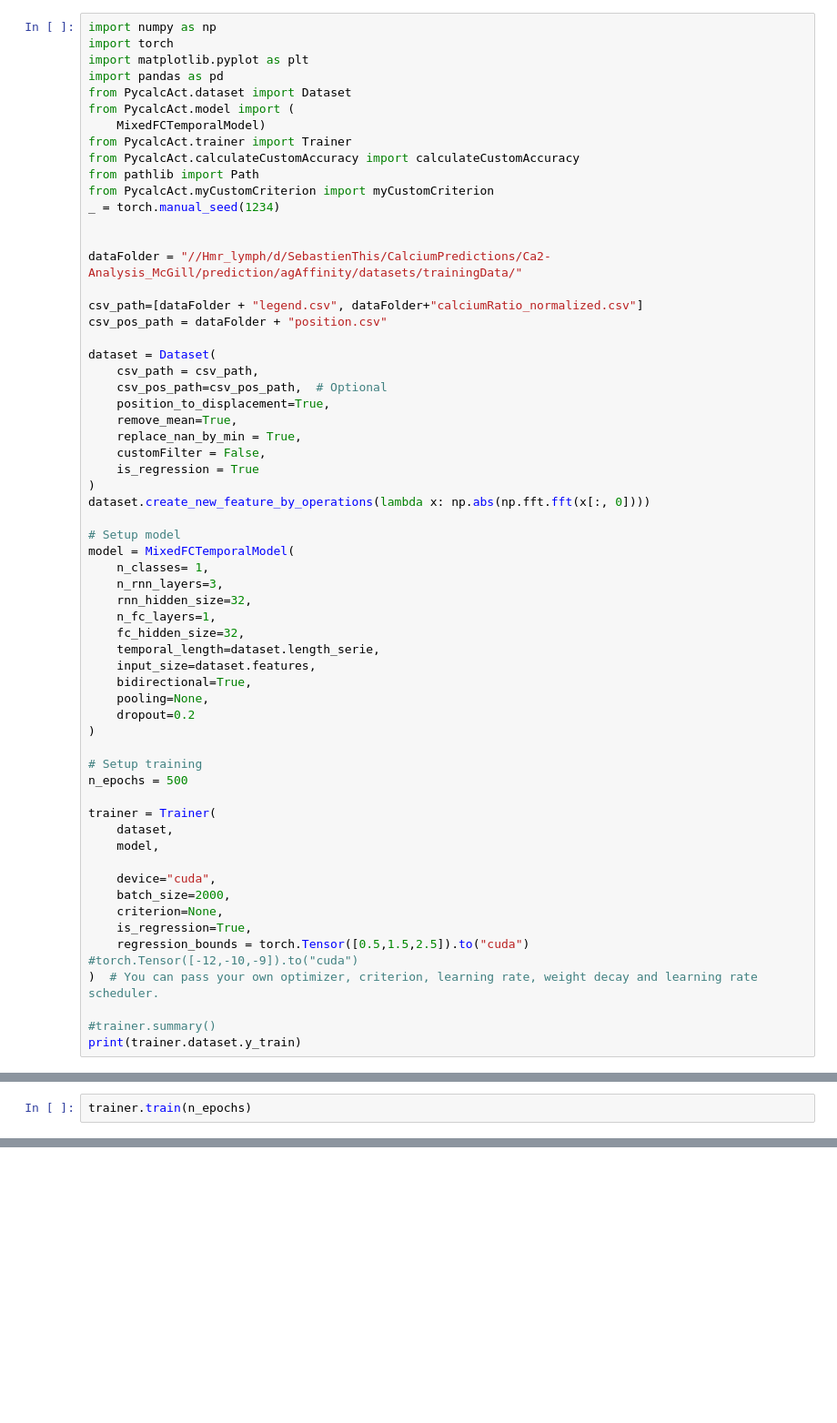
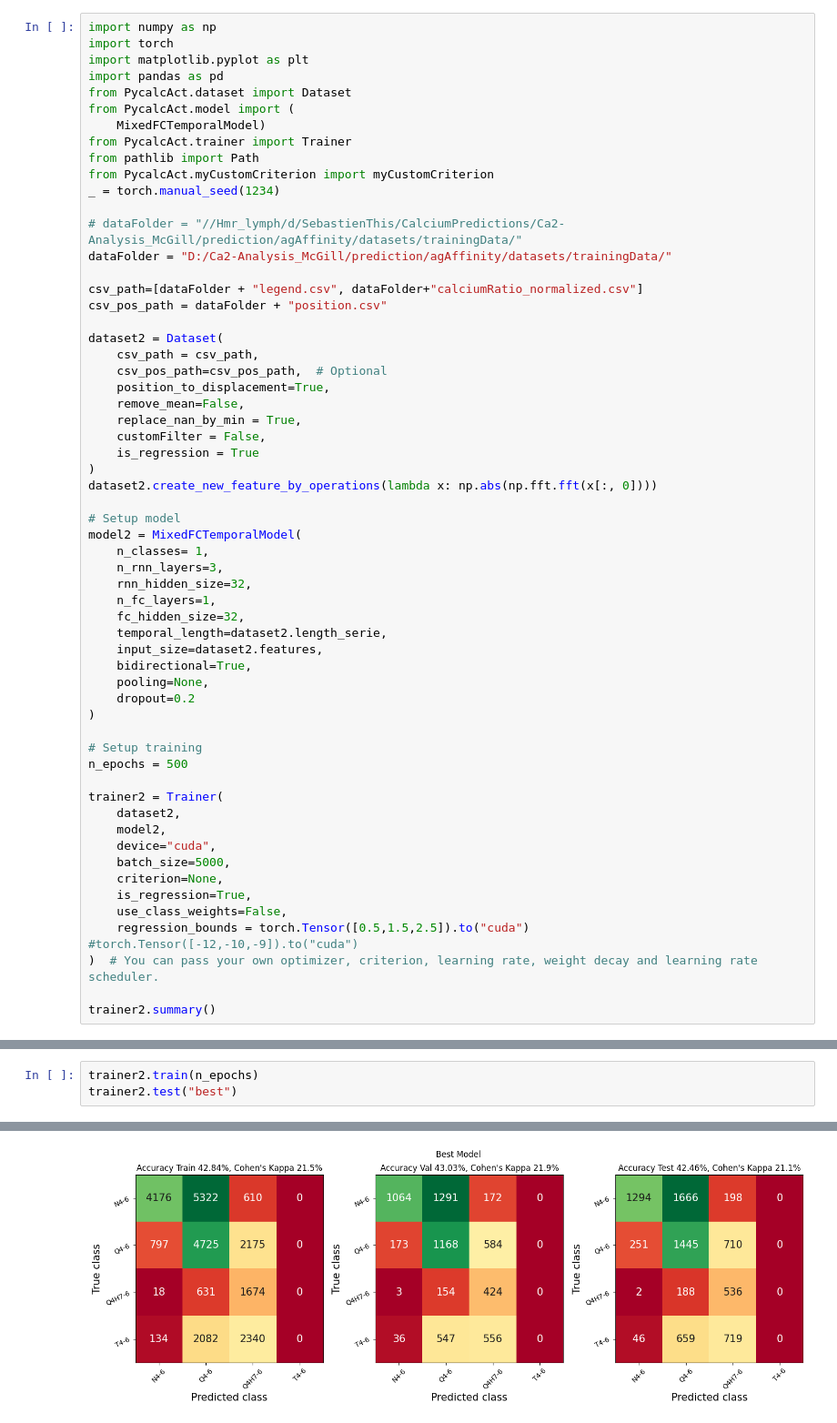
Before and after one commit to ClementPla/PycalcActivation, a Jupyter notebook: notebooks/testRegresser.ipynb, the cells around one changed output, grey strips where cells are left out. Shown at 91% size. Cells and saved outputs as stored; diff of their text form; blank space fills up the shorter version.

Commit message:
play with regrssor model --> added weighted loss

```diff
--- a/notebooks/testRegresser.ipynb
+++ b/notebooks/testRegresser.ipynb
@@ -89,37 +94,36 @@ from PycalcAct.dataset import Dataset
 from PycalcAct.model import (
     MixedFCTemporalModel)
 from PycalcAct.trainer import Trainer
-from PycalcAct.calculateCustomAccuracy import calculateCustomAccuracy
 from pathlib import Path
 from PycalcAct.myCustomCriterion import myCustomCriterion
 _ = torch.manual_seed(1234)
 
-
-dataFolder = "//Hmr_lymph/d/SebastienThis/CalciumPredictions/Ca2-Analysis_McGill/prediction/agAffinity/datasets/trainingData/"
+# dataFolder = "//Hmr_lymph/d/SebastienThis/CalciumPredictions/Ca2-Analysis_McGill/prediction/agAffinity/datasets/trainingData/"
+dataFolder = "D:/Ca2-Analysis_McGill/prediction/agAffinity/datasets/trainingData/"
 
 csv_path=[dataFolder + "legend.csv", dataFolder+"calciumRatio_normalized.csv"]
 csv_pos_path = dataFolder + "position.csv"
 
-dataset = Dataset(
+dataset2 = Dataset(
     csv_path = csv_path,
     csv_pos_path=csv_pos_path,  # Optional
     position_to_displacement=True,
-    remove_mean=True,
+    remove_mean=False,
     replace_nan_by_min = True,
     customFilter = False,
     is_regression = True
 )
-dataset.create_new_feature_by_operations(lambda x: np.abs(np.fft.fft(x[:, 0])))
+dataset2.create_new_feature_by_operations(lambda x: np.abs(np.fft.fft(x[:, 0])))
 
 # Setup model
-model = MixedFCTemporalModel(
+model2 = MixedFCTemporalModel(
     n_classes= 1,
     n_rnn_layers=3,
     rnn_hidden_size=32,
     n_fc_layers=1,
     fc_hidden_size=32,
-    temporal_length=dataset.length_serie,
-    input_size=dataset.features,
+    temporal_length=dataset2.length_serie,
+    input_size=dataset2.features,
     bidirectional=True,
     pooling=None,
     dropout=0.2
@@ -128,17 +132,16 @@ model = MixedFCTemporalModel(
 # Setup training
 n_epochs = 500
 
-trainer = Trainer(
-    dataset,
-    model,
-
+trainer2 = Trainer(
+    dataset2,
+    model2,
     device="cuda",
-    batch_size=2000,
+    batch_size=5000,
     criterion=None,
     is_regression=True,
+    use_class_weights=False,
     regression_bounds = torch.Tensor([0.5,1.5,2.5]).to("cuda") #torch.Tensor([-12,-10,-9]).to("cuda")
 )  # You can pass your own optimizer, criterion, learning rate, weight decay and learning rate scheduler.
 
-#trainer.summary()
-print(trainer.dataset.y_train)
+trainer2.summary()
 # %% [output]
@@ -146,5 +159,6 @@ print(trainer.dataset.y_train)
 # %%
-trainer.train(n_epochs)
+trainer2.train(n_epochs)
+trainer2.test("best")
 # %% [output]
 ╭───────────────────────────┬───────────────────────────┬───────────────────────────╮
 │           Epoch           │                      Loss │                  Accuracy │
@@ -154,0 +179 @@ trainer.train(n_epochs)
+[figure, added]
```
Also changed, not shown: parts of 10 cells of this notebook, 4 other files.
